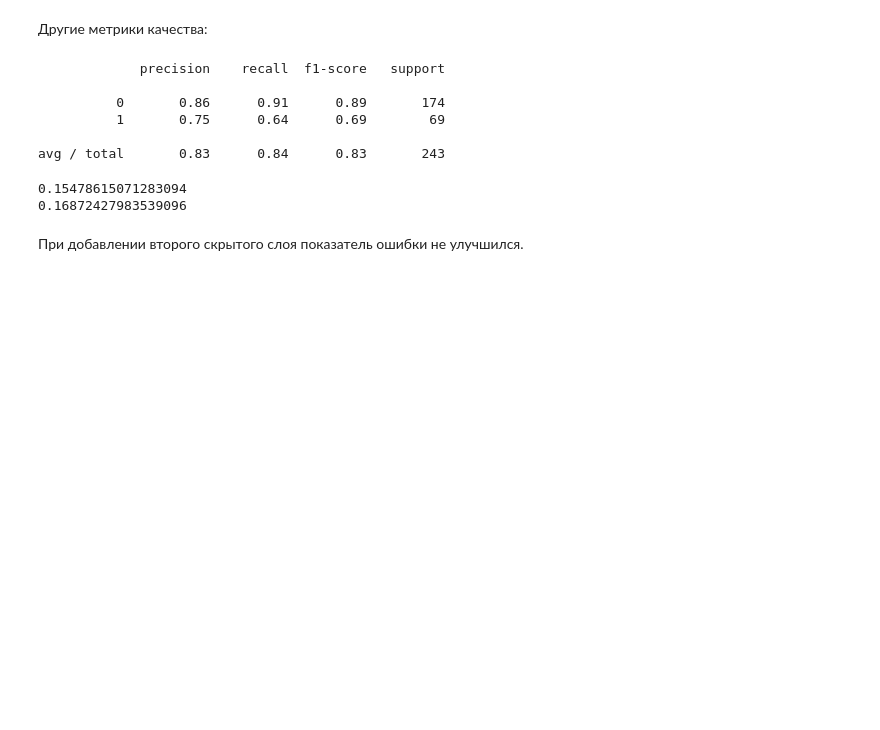
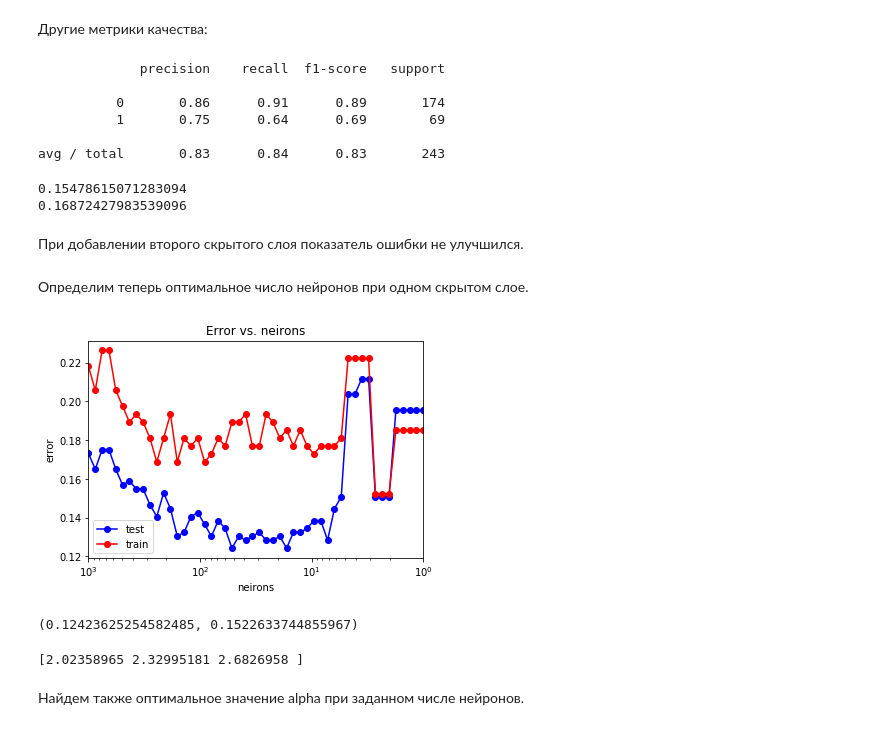
Before and after one commit to ViolettaShirokikh/MachineLearning, a Jupyter notebook: lab.ipynb, the cells around one changed output. Saved outputs shown, nothing was run; the diff lists cells and outputs as text; code cells hidden in the pictures; blank space fills up the shorter version.

```diff
--- a/lab.ipynb
+++ b/lab.ipynb
@@ -744,3 +744,40 @@ print(np.mean(y_test != y_test_pred))
 0.16872427983539096
 # %% [markdown]
 При добавлении второго скрытого слоя показатель ошибки не улучшился.
+# %% [markdown]
+Определим теперь оптимальное число нейронов при одном скрытом слое.
+# %%
+neirons_arr = np.logspace(0, 3)
+test_err = []
+train_err = []
+for neiron in neirons_arr:
+    mlp_model = MLPClassifier(alpha = alpha_opt, hidden_layer_sizes = (int(neiron)),
+                              solver = 'lbfgs', activation = 'logistic', random_state = 42)
+    mlp_model.fit(X_train, y_train)
+
+    y_train_pred = mlp_model.predict(X_train)
+    y_test_pred = mlp_model.predict(X_test)
+    train_err.append(np.mean(y_train != y_train_pred))
+    test_err.append(np.mean(y_test != y_test_pred))
+# %%
+plt.semilogx(neirons_arr, train_err, 'b-o', label = 'test')
+plt.semilogx(neirons_arr, test_err, 'r-o', label = 'train')
+plt.xlim([np.max(neirons_arr), np.min(neirons_arr)])
+plt.title('Error vs. neirons')
+plt.xlabel('neirons')
+plt.ylabel('error')
+plt.legend()
+pass
+# %% [output]
+[figure, added]
+# %%
+min_train_err = np.min(train_err)
+min_test_err = np.min(test_err)
+print(min_train_err, min_test_err)
+# %% [output]
+(0.12423625254582485, 0.1522633744855967)
+# %%
+neirons_opt = neirons_arr[test_err == min_test_err]
+print(neirons_opt)
+# %% [output]
+[2.02358965 2.32995181 2.6826958 ]
@@ -746,0 +788,2 @@ print(np.mean(y_test != y_test_pred))
+# %% [markdown]
+Найдем также оптимальное значение alpha при заданном числе нейронов.
```
Also changed, not shown: parts of 8 cells of this notebook.
